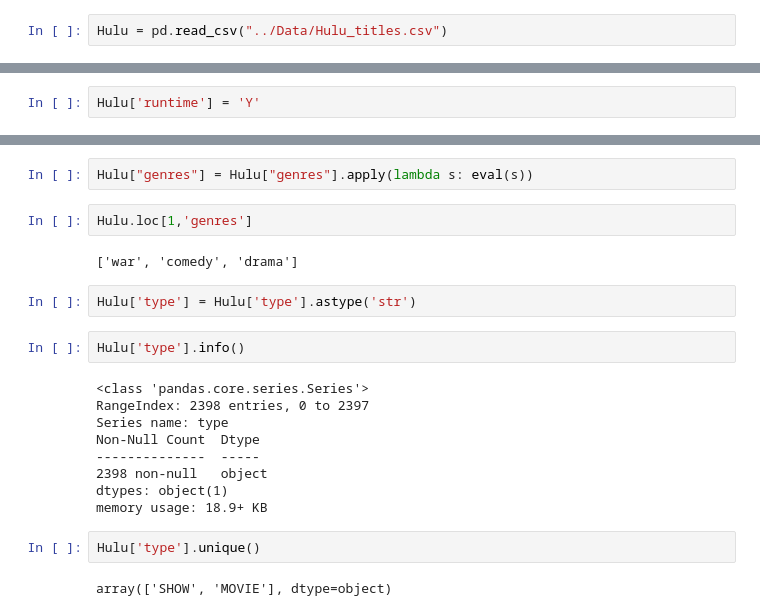
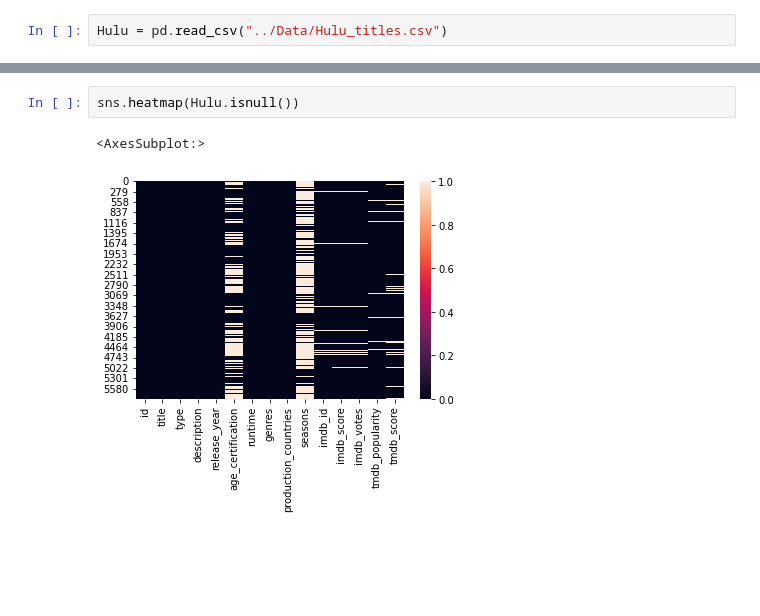
Before and after one commit to SummerEcho87/Group-Project-, a Jupyter notebook: Notebooks/Hulu.ipynb, the cells around one changed output, grey strips where cells are left out. Drawn from its saved outputs; the diff is of its cells as text; blank space fills up the shorter version.

```diff
--- a/Notebooks/Hulu.ipynb
+++ b/Notebooks/Hulu.ipynb
@@ -53,2 +55,0 @@ Hulu.tail(10)
-# %%
-Hulu['runtime'] = 'Y'
@@ -130,23 +111,5 @@ array(["['music', 'comedy']", "['war', 'comedy', 'drama']",
-# %%
-Hulu["genres"] = Hulu["genres"].apply(lambda s: eval(s))
-# %%
-Hulu.loc[1,'genres']
-# %% [output]
-['war', 'comedy', 'drama']
-# %%
-Hulu['type'] = Hulu['type'].astype('str')
-# %%
-Hulu['type'].info()
-# %% [output]
-<class 'pandas.core.series.Series'>
-RangeIndex: 2398 entries, 0 to 2397
-Series name: type
-Non-Null Count  Dtype
---------------  -----
-2398 non-null   object
-dtypes: object(1)
-memory usage: 18.9+ KB
-# %%
-Hulu['type'].unique()
-# %% [output]
-array(['SHOW', 'MOVIE'], dtype=object)
+# %%
+sns.heatmap(Hulu.isnull())
+# %% [output]
+<AxesSubplot:>
+[figure, added]
```
Also changed, not shown: parts of 28 cells of this notebook.
